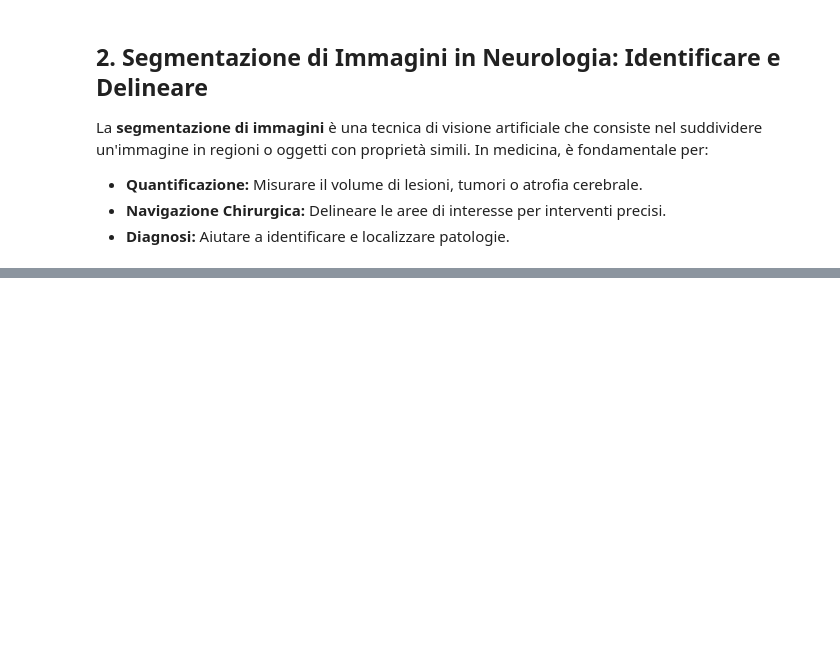
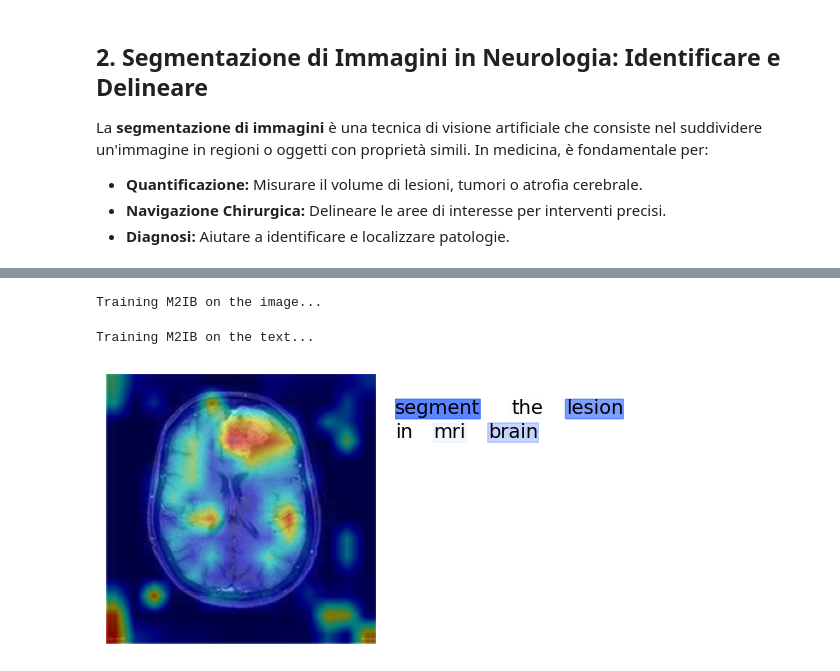
Before and after one commit to mdelleani/neuro-next-bootcamp, a Jupyter notebook: notebooks/02_advanced_ai_neurology.ipynb, the cells around one changed output, grey strips where cells are left out. Drawn from its saved outputs; the diff is of its cells as text; code cells hidden in the pictures; blank space fills up the shorter version.

```diff
--- a/notebooks/02_advanced_ai_neurology.ipynb
+++ b/notebooks/02_advanced_ai_neurology.ipynb
@@ -493,8 +569,12 @@ tokenizer = AutoTokenizer.from_pretrained("chuhac/BiomedCLIP-vit-bert-hf", trust
 # %%
 # @title ## Saliency Maps
-image_path = "/content/MedCLIP-SAMv2/saliency_maps/data/Breast-Mammo/1-142.jpg" # @param {type:"string"}
-text = "segment the lesion in X-ray mammography" # @param {type:"string"}
+image_path = "/content/neuro-next-bootcamp/data/brain.jpg" # @param {type:"string"}
+text = "segment the lesion in mri brain" # @param {type:"string"}
 vmap = plot(model, image_path, text)
+# %% [output]
+Training M2IB on the image...
+Training M2IB on the text...
+[figure, added]
 # %%
 # @title ## Postprocessing
 
```
Also changed, not shown: parts of 25 cells of this notebook.
